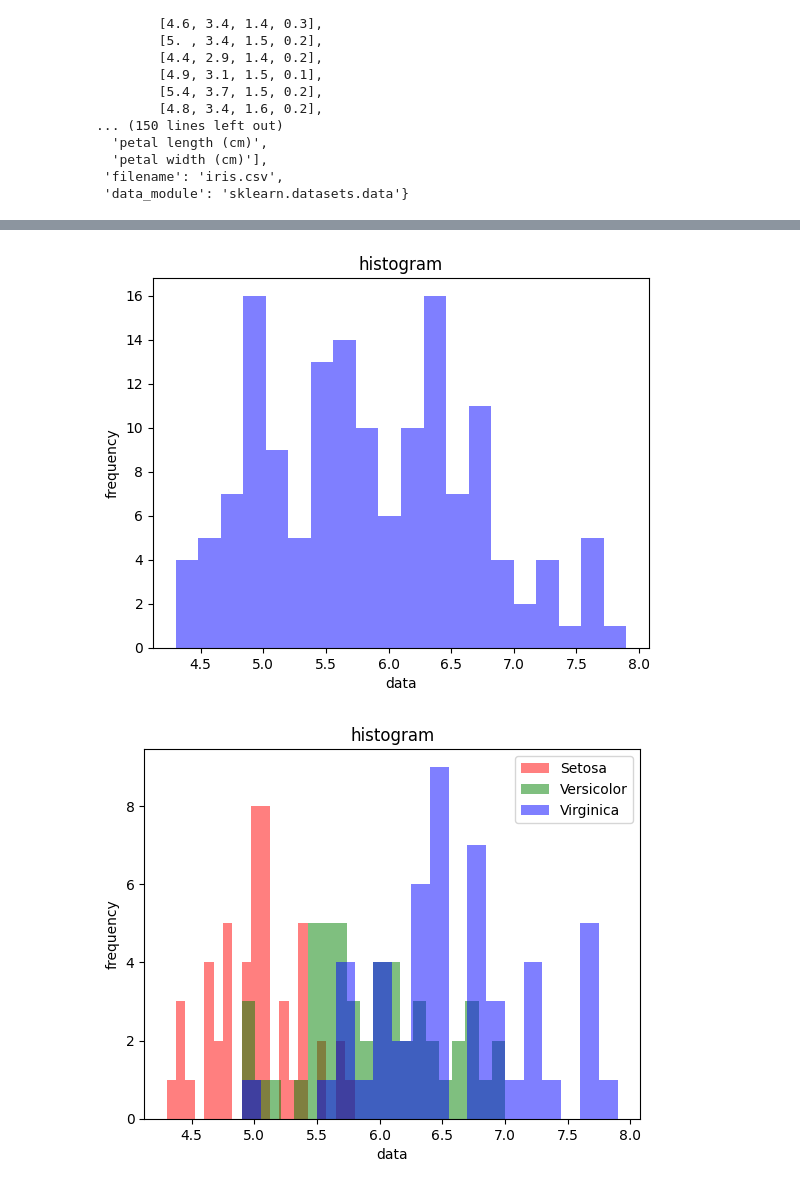
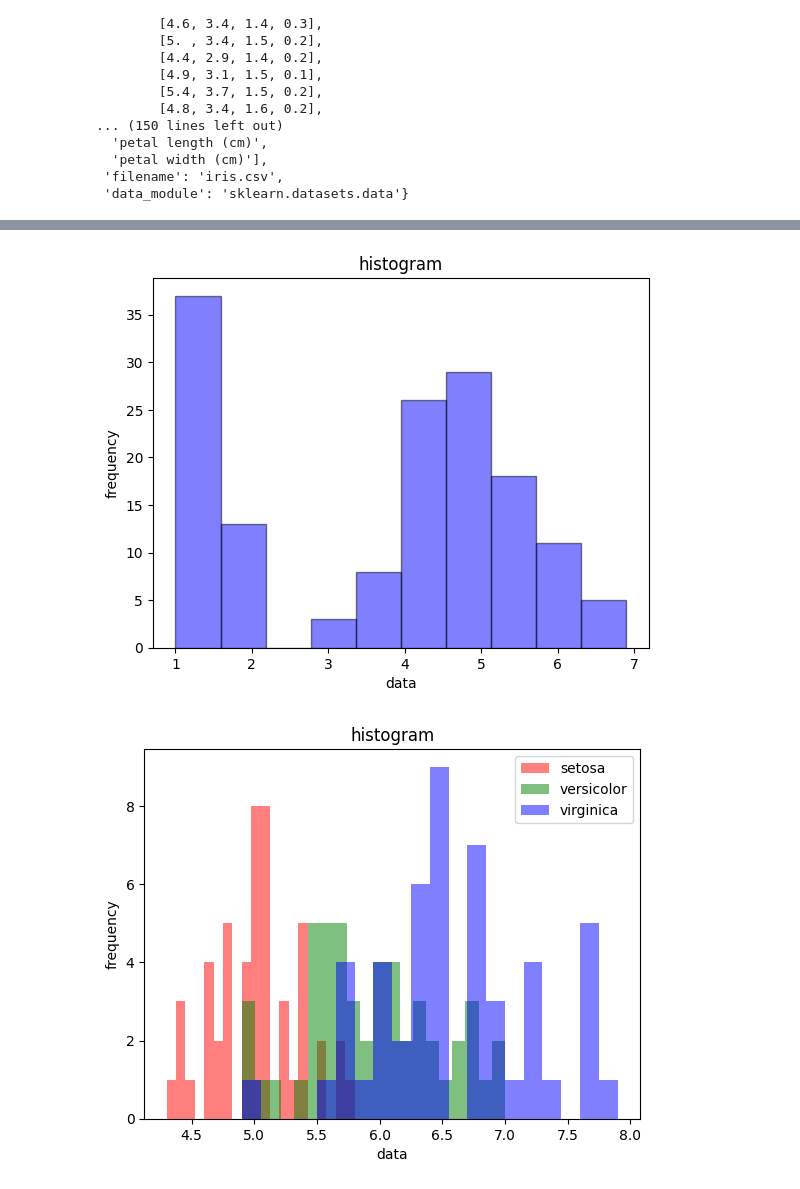
Before and after one commit to jiieunshin/high-univ, a Jupyter notebook: python/ML.ipynb, the cells around one changed output, grey strips where cells are left out. Cells and saved outputs as stored; diff of their text form; code cells hidden in the pictures.

```diff
--- a/python/ML.ipynb
+++ b/python/ML.ipynb
@@ -63,0 +104,6 @@ pd.DataFrame(iris.data, columns=iris.feature_names)
+# %%
+# 그룹화
+iris_df = pd.DataFrame(data = np.c_[iris['data'], iris['target']],
+                       columns = iris['feature_names'] + ['species'])
+
+iris_df.groupby('species').mean()
@@ -63,0 +116,4 @@ pd.DataFrame(iris.data, columns=iris.feature_names)
+# %%
+# 클래스값 바꾸기
+class_mapping = {0: 'setosa', 1: 'versicolor', 2: 'virginica'}
+iris_df['species'] = iris_df['species'].map(class_mapping)
@@ -64,15 +176,15 @@ pd.DataFrame(iris.data, columns=iris.feature_names)
 # %%
+# 연속형 변수: 히스토그램 그리기
 import matplotlib.pyplot as plt
 
-# 히스토그램 그리기
-plt.hist(iris.data[:,0], bins=20, color='blue', alpha=0.5)
+plt.hist(iris_df['petal length (cm)'], bins=10, color='blue', edgecolor='black', alpha=0.5)
 plt.xlabel('data')
 plt.ylabel('frequency')
 plt.title('histogram')
 
 # 그래프 보이기
 plt.show()
 # %% [output]
-[figure, old version]
+[figure, new version]
 # %%
 # 라벨 별로 히스토그램 그리기
```
Also changed, not shown: parts of 24 cells of this notebook.
